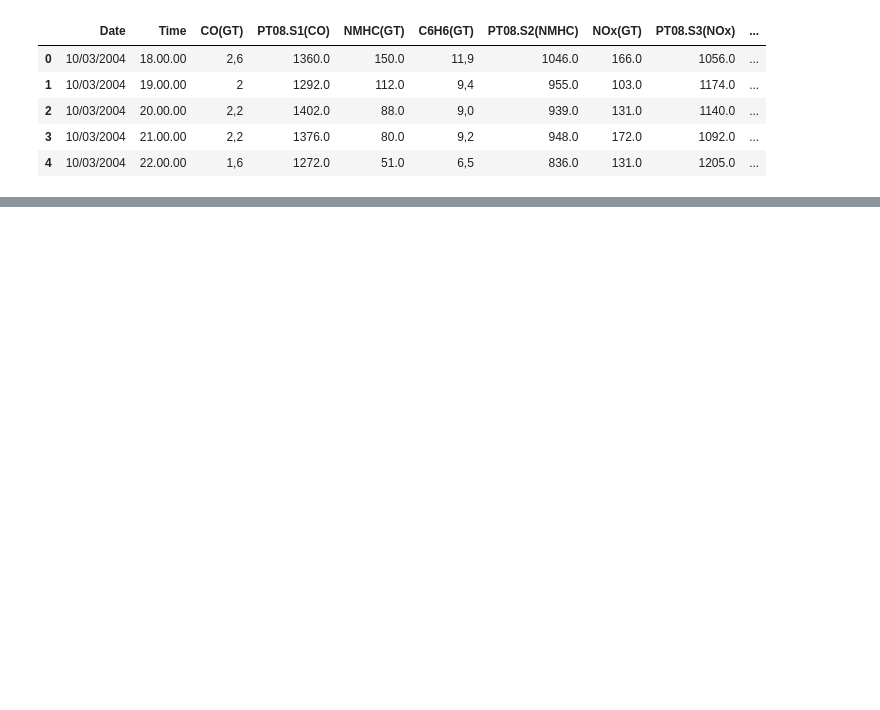
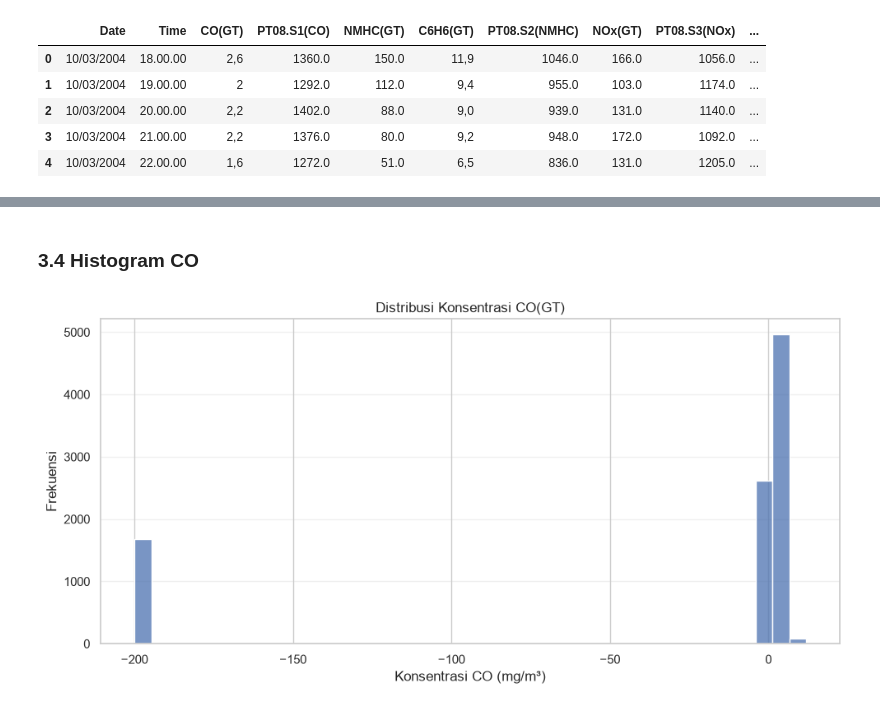
Before and after one commit to FiernazIngga/ProjekDataScience, a Jupyter notebook: main.ipynb, the cells around one changed output, grey strips where cells are left out. Saved outputs shown, nothing was run; the diff lists cells and outputs as text; code cells hidden in the pictures; blank space fills up the shorter version.

```diff
--- a/main.ipynb
+++ b/main.ipynb
@@ -24,0 +152,11 @@ df.head()
+# %%
+# Ini cuma untuk ngatur style seaborn dan matplotlib aja
+sns.set_theme(style="whitegrid")
+plt.rcParams["figure.figsize"] = (10, 5)
+
+print("Ukuran dataset:", df.shape)
+
+print("\nTipe data setiap kolom:")
+display(df.dtypes)
+
+df.info()
@@ -24,0 +255,25 @@ df.head()
+# %% [markdown]
+### 3.4 Histogram CO
+# %%
+co_numerik = pd.to_numeric(
+    df["CO(GT)"].astype(str).str.replace(",", ".", regex=False),
+    errors="coerce"
+)
+
+plt.figure(figsize=(10, 5))
+
+sns.histplot(
+    x=co_numerik,
+    bins=40,
+    kde=False
+)
+
+plt.title("Distribusi Konsentrasi CO(GT)")
+plt.xlabel("Konsentrasi CO (mg/m³)")
+plt.ylabel("Frekuensi")
+plt.ticklabel_format(axis="y", style="plain")
+plt.grid(axis="y", alpha=0.3)
+plt.tight_layout()
+plt.show()
+# %% [output]
+[figure, added]
```
Also changed, not shown: parts of 41 cells of this notebook.
